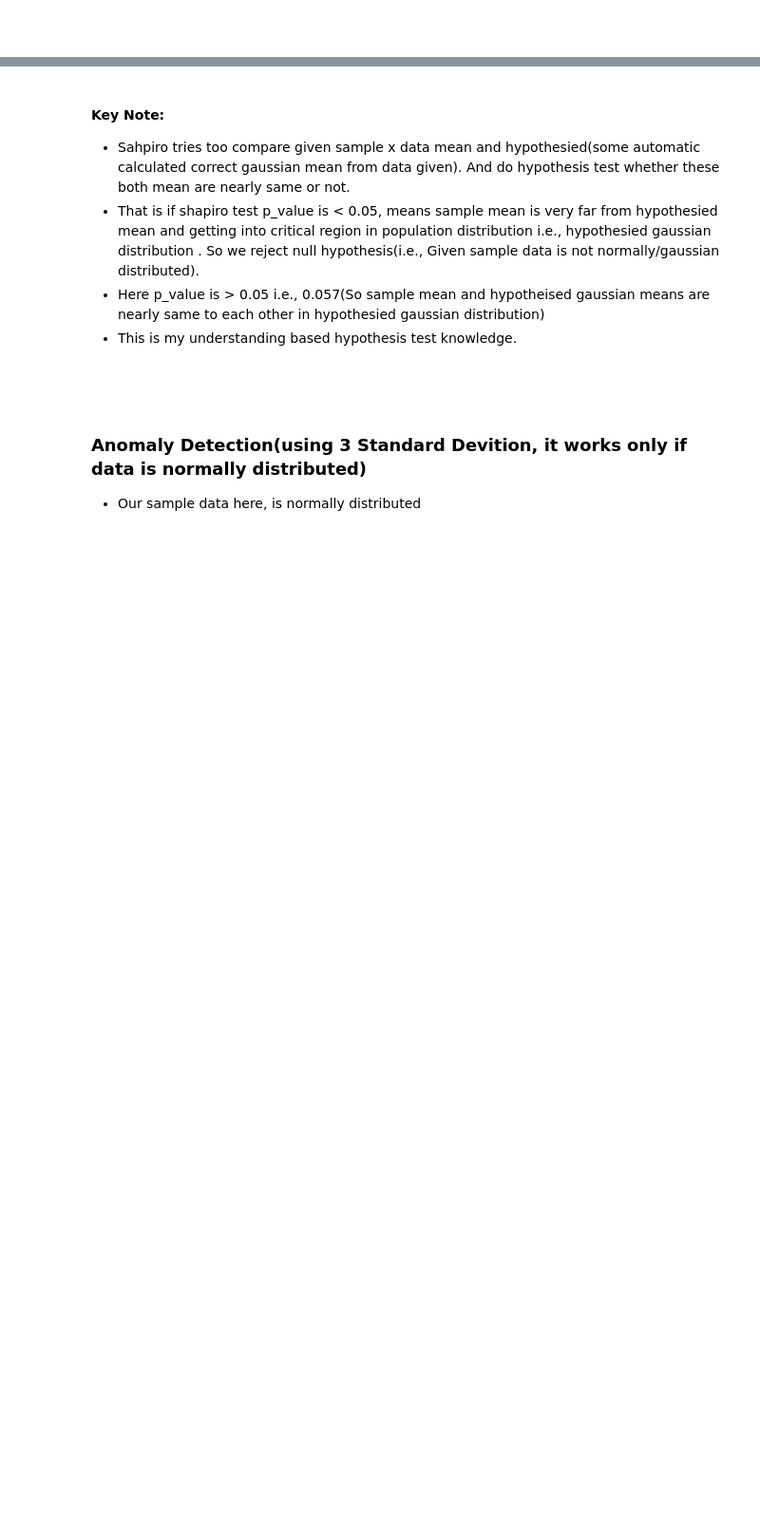
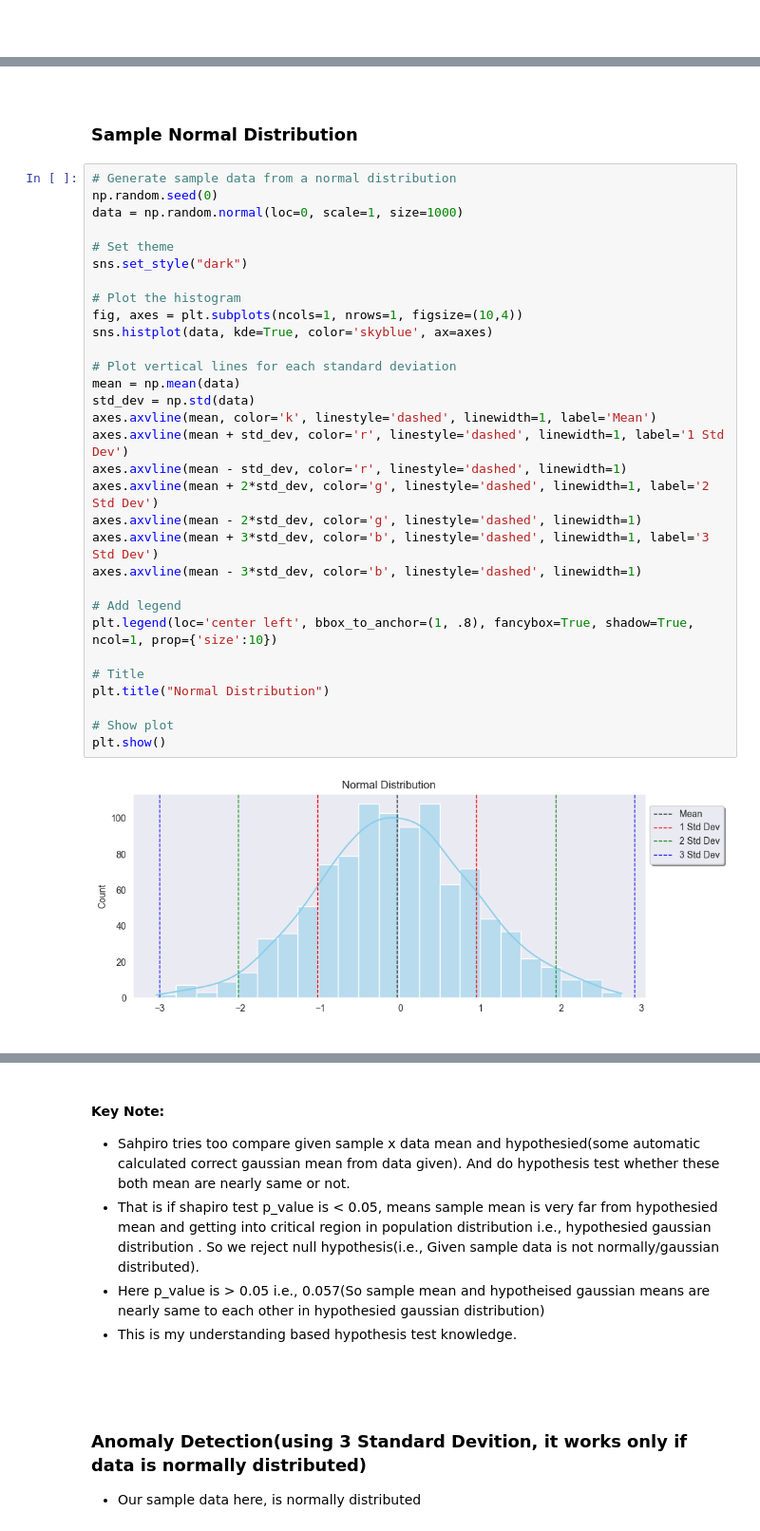
Before and after one commit to RakeshG1/DataScienceHub, a Jupyter notebook: MachineLearning/UnsupervisedLearning/Anomaly_Detection(3Sigma_Deviation).ipynb, the cells around one changed output, grey strips where cells are left out. Shown: that part at 95% size. Cells and saved outputs as stored; diff of their text form; blank space fills up the shorter version.

Commit message:
Updated 3sigma deviation anomaly detection method

```diff
--- a/MachineLearning/UnsupervisedLearning/Anomaly_Detection(3Sigma_Deviation).ipynb
+++ b/MachineLearning/UnsupervisedLearning/Anomaly_Detection(3Sigma_Deviation).ipynb
@@ -68,0 +100,39 @@ plt.show()
+# %% [markdown]
+<!--  -->
+# %% [markdown]
+### Sample Normal Distribution
+# %%
+# Generate sample data from a normal distribution
+np.random.seed(0)
+data = np.random.normal(loc=0, scale=1, size=1000)
+
+# Set theme
+sns.set_style("dark")
+
+# Plot the histogram
+fig, axes = plt.subplots(ncols=1, nrows=1, figsize=(10,4))
+sns.histplot(data, kde=True, color='skyblue', ax=axes)
+
+# Plot vertical lines for each standard deviation
+mean = np.mean(data)
+std_dev = np.std(data)
+axes.axvline(mean, color='k', linestyle='dashed', linewidth=1, label='Mean')
+axes.axvline(mean + std_dev, color='r', linestyle='dashed', linewidth=1, label='1 Std Dev')
+axes.axvline(mean - std_dev, color='r', linestyle='dashed', linewidth=1)
+axes.axvline(mean + 2*std_dev, color='g', linestyle='dashed', linewidth=1, label='2 Std Dev')
+axes.axvline(mean - 2*std_dev, color='g', linestyle='dashed', linewidth=1)
+axes.axvline(mean + 3*std_dev, color='b', linestyle='dashed', linewidth=1, label='3 Std Dev')
+axes.axvline(mean - 3*std_dev, color='b', linestyle='dashed', linewidth=1)
+
+# Add legend
+plt.legend(loc='center left', bbox_to_anchor=(1, .8), fancybox=True, shadow=True, ncol=1, prop={'size':10})
+
+# Title
+plt.title("Normal Distribution")
+
+# Show plot
+plt.show()
+# %% [output]
+[figure, added]
+# %% [markdown]
+<!--  -->
```
Also changed, not shown: parts of 7 cells of this notebook, 3 other files.
